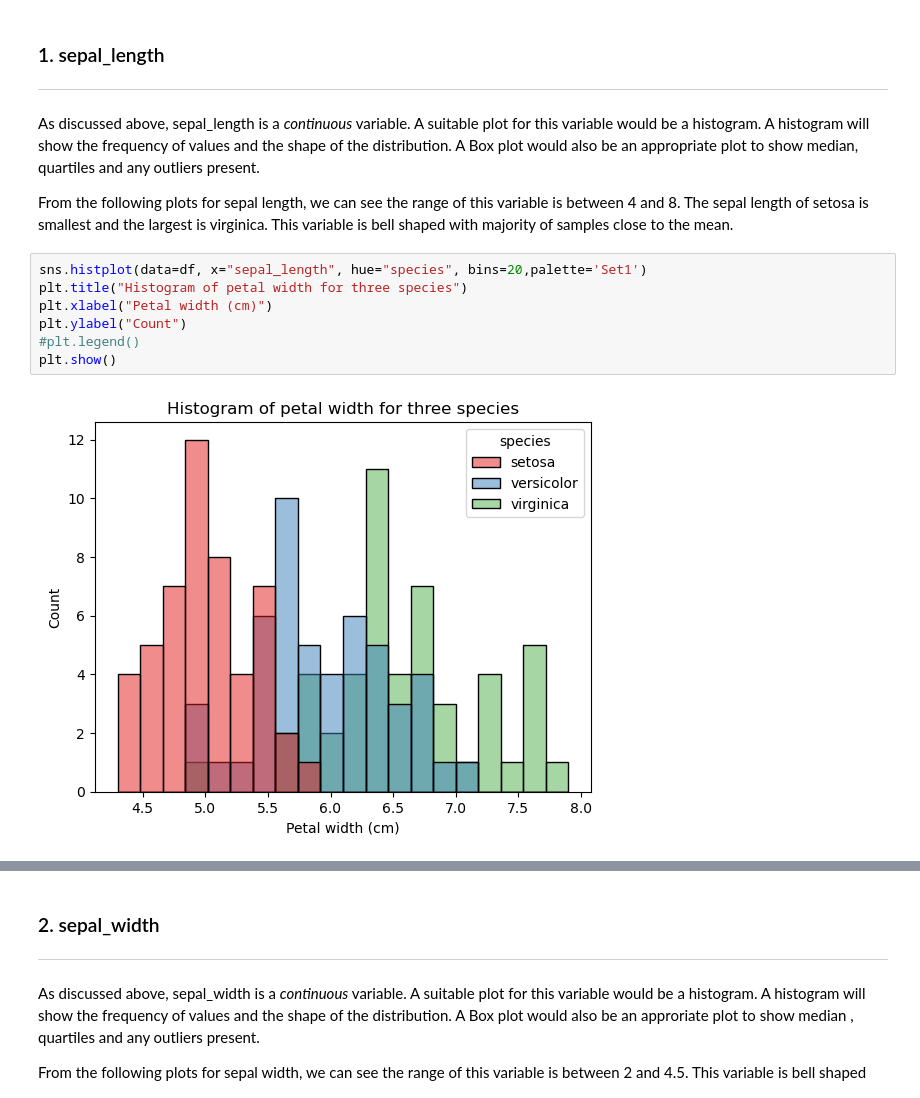
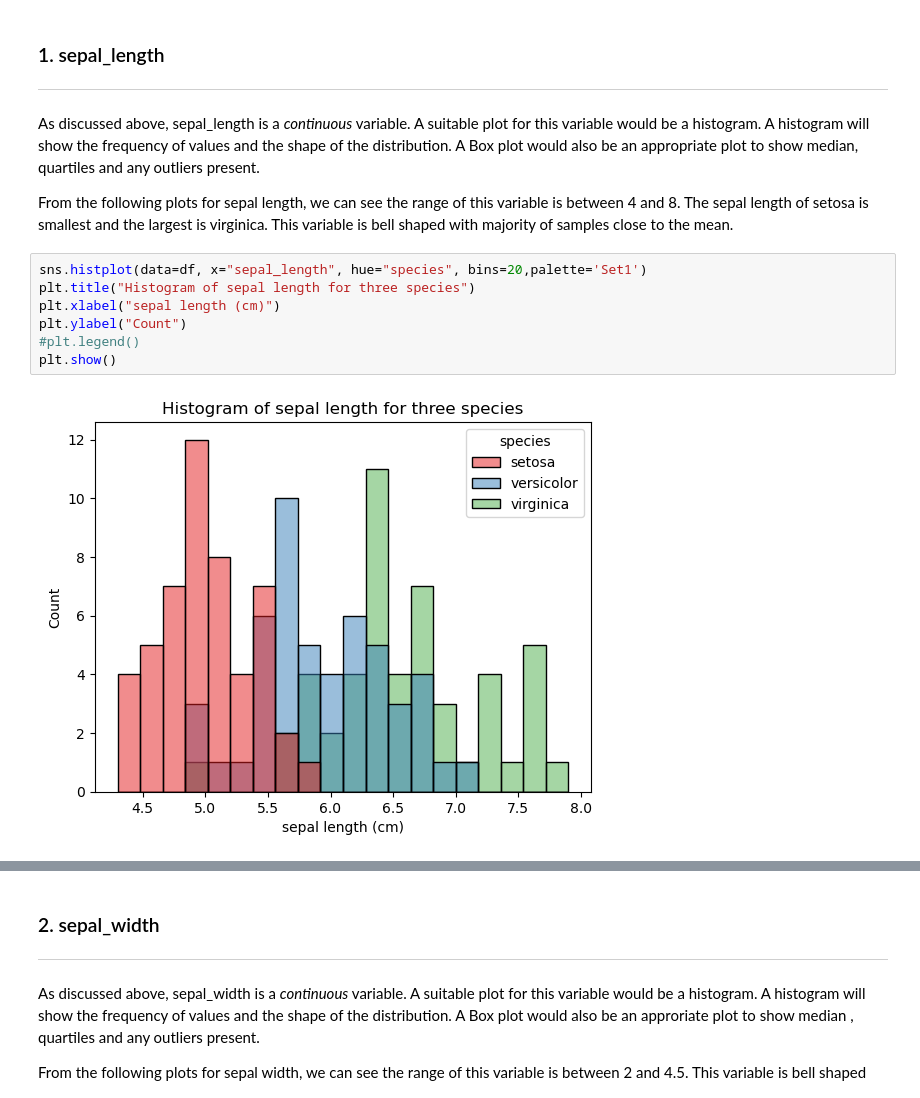
Before and after one commit to dectan/FUNDAMENTALS-OF-DATA-ANALYSIS, a Jupyter notebook: project.ipynb, the cells around one changed output, grey strips where cells are left out. Saved outputs shown, nothing was run; the diff lists cells and outputs as text.

```diff
--- a/project.ipynb
+++ b/project.ipynb
@@ -199,13 +199,13 @@ As discussed above, sepal_length is a *continuous* variable. A suitable plot for
 From the following plots for sepal length, we can see the range of this variable is between 4 and 8. The sepal length of setosa is smallest and the largest is virginica. This variable is bell shaped with majority of samples close to the mean.
 # %%
 sns.histplot(data=df, x="sepal_length", hue="species", bins=20,palette='Set1')
-plt.title("Histogram of petal width for three species")
-plt.xlabel("Petal width (cm)")
+plt.title("Histogram of sepal length for three species")
+plt.xlabel("sepal length (cm)")
 plt.ylabel("Count")
 #plt.legend()
 plt.show()
 # %% [output]
-[figure, old version]
+[figure, new version]
 # %%
 sns.boxplot(x='species', y='sepal_length', data=df, palette='Blues')
 plt.title('Boxplot of Sepal Length by Species')
```
Also changed, not shown: parts of 5 cells of this notebook, 2 other files.
